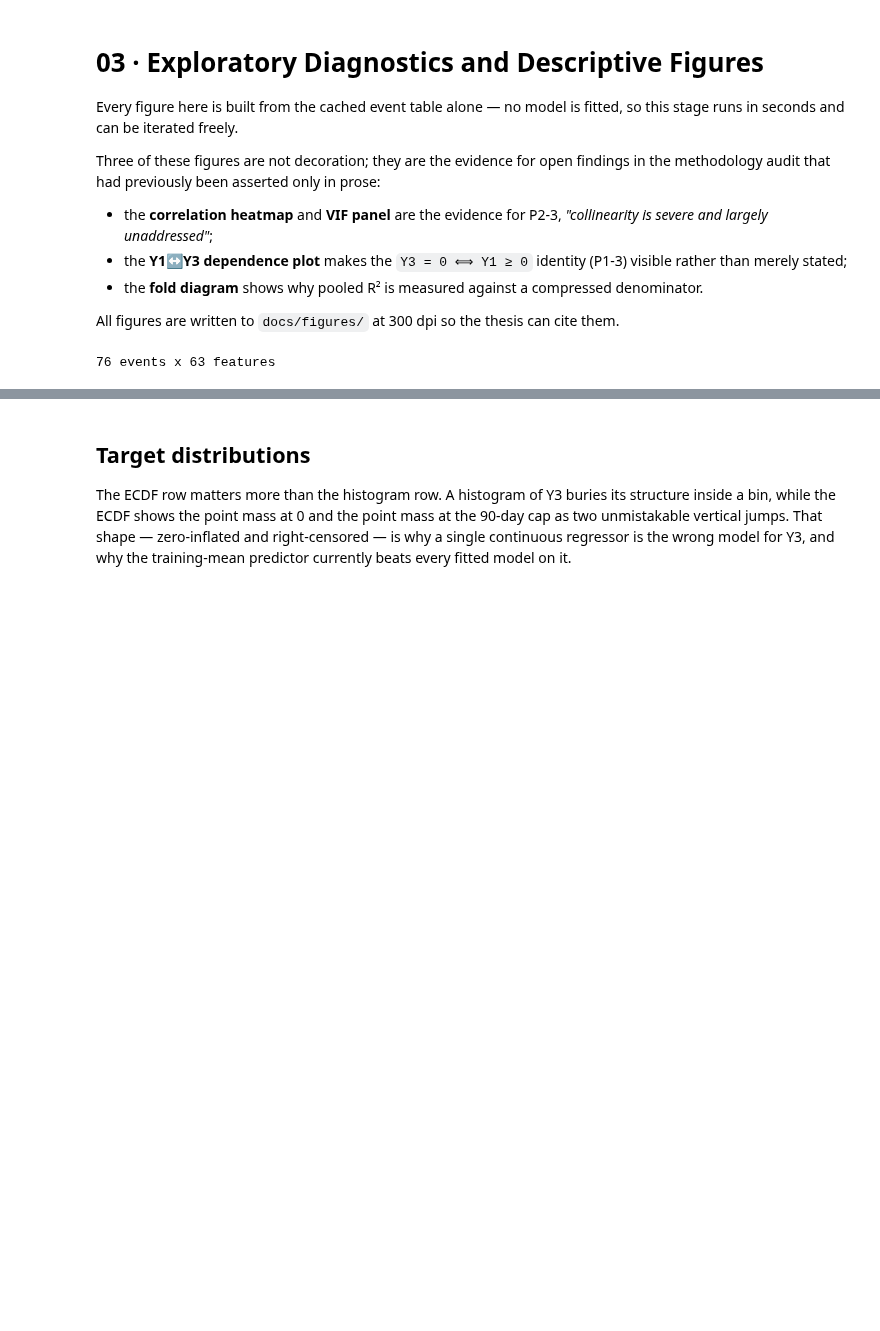
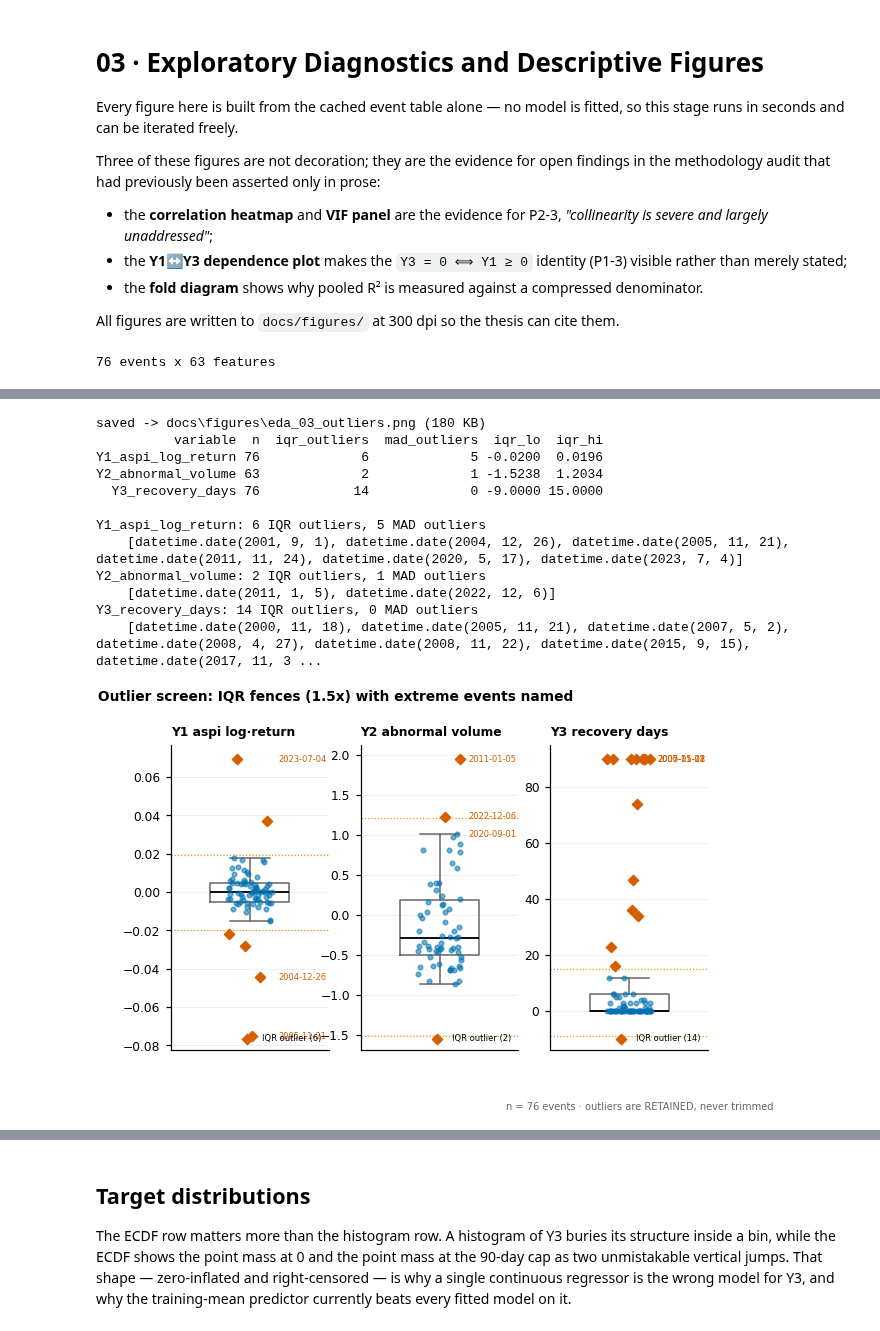
Before and after one commit to Hashan-Samarakkody/CSE-disaster-impact-predictor, a Jupyter notebook: disaster_finance_predictor/notebooks/03_eda_diagnostics.ipynb, the cells around one changed output, grey strips where cells are left out. Cells and saved outputs as stored; diff of their text form; code cells hidden in the pictures; blank space fills up the shorter version.

```diff
--- a/disaster_finance_predictor/notebooks/03_eda_diagnostics.ipynb
+++ b/disaster_finance_predictor/notebooks/03_eda_diagnostics.ipynb
@@ -34,0 +105,24 @@ print(f"{len(dataset)} events x {len(FEATURE_COLS)} features")
+# %%
+_, outliers = eda.plot_outlier_panel(dataset, TARGET_COLS[:3])
+print(outliers.round(4).to_string(index=False))
+print()
+for _t in TARGET_COLS[:3]:
+    _info = eda.outlier_table(dataset[_t])
+    _ev = dataset.loc[_info["iqr_outliers"].index, "event_date"].dt.date.tolist()
+    print(f"{_t}: {len(_ev)} IQR outliers, {len(_info['mad_outliers'])} MAD outliers")
+    if _ev:
+        print(f"    {_ev}")
+# %% [output]
+saved -> docs\figures\eda_03_outliers.png (180 KB)
+          variable  n  iqr_outliers  mad_outliers  iqr_lo  iqr_hi
+Y1_aspi_log_return 76             6             5 -0.0200  0.0196
+Y2_abnormal_volume 63             2             1 -1.5238  1.2034
+  Y3_recovery_days 76            14             0 -9.0000 15.0000
+
+Y1_aspi_log_return: 6 IQR outliers, 5 MAD outliers
+    [datetime.date(2001, 9, 1), datetime.date(2004, 12, 26), datetime.date(2005, 11, 21), datetime.date(2011, 11, 24), datetime.date(2020, 5, 17), datetime.date(2023, 7, 4)]
+Y2_abnormal_volume: 2 IQR outliers, 1 MAD outliers
+    [datetime.date(2011, 1, 5), datetime.date(2022, 12, 6)]
+Y3_recovery_days: 14 IQR outliers, 0 MAD outliers
+    [datetime.date(2000, 11, 18), datetime.date(2005, 11, 21), datetime.date(2007, 5, 2), datetime.date(2008, 4, 27), datetime.date(2008, 11, 22), datetime.date(2015, 9, 15), datetime.date(2017, 11, 3 ...
+[figure, added]
```
Also changed, not shown: parts of 9 cells of this notebook, 16 other files.
